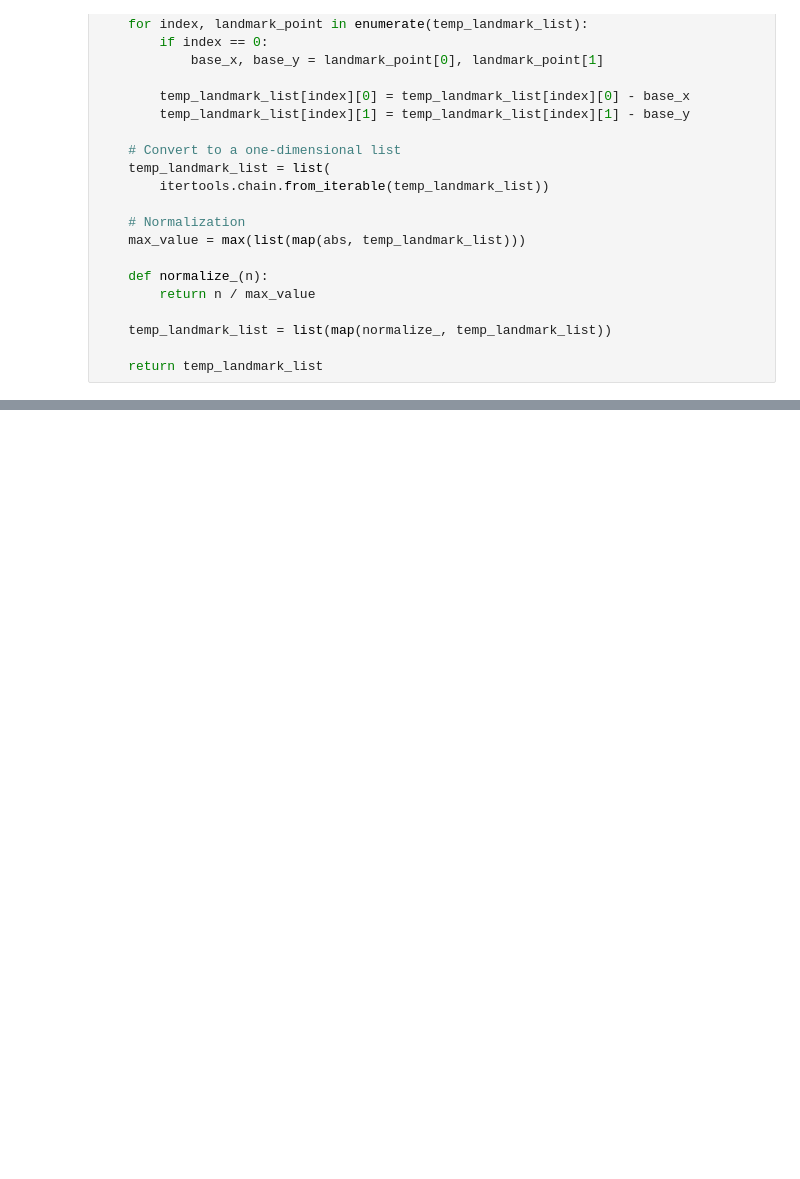
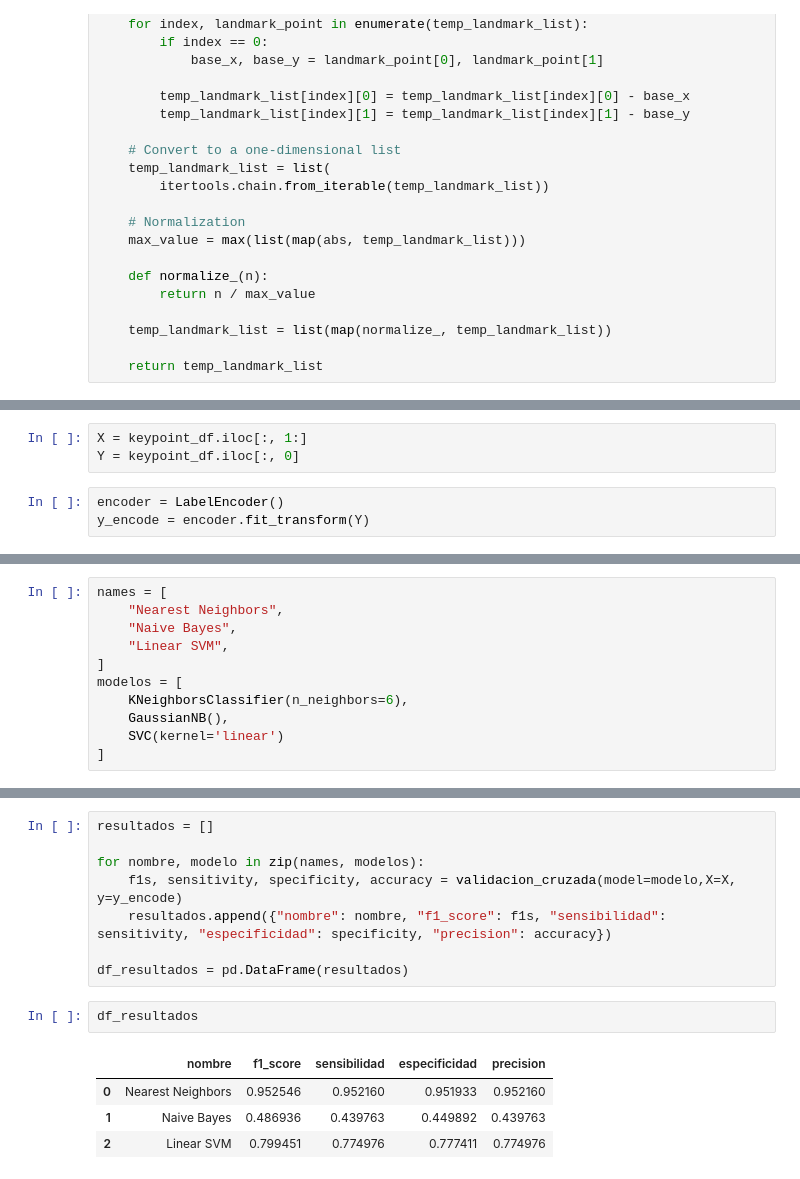
Before and after one commit to Ariana1998/Practica2_CDSI_ArianaEspinoza, a Jupyter notebook: Notebook.ipynb, the cells around one changed output, grey strips where cells are left out. Saved outputs shown, nothing was run; the diff lists cells and outputs as text; blank space fills up the shorter version.

```diff
--- a/Notebook.ipynb
+++ b/Notebook.ipynb
@@ -174,0 +295,6 @@ def pre_process_landmark(landmark_list):
+# %%
+X = keypoint_df.iloc[:, 1:]
+Y = keypoint_df.iloc[:, 0]
+# %%
+encoder = LabelEncoder()
+y_encode = encoder.fit_transform(Y)
@@ -174,0 +305,11 @@ def pre_process_landmark(landmark_list):
+# %%
+names = [
+    "Nearest Neighbors",
+    "Naive Bayes",
+    "Linear SVM",
+]
+modelos = [
+    KNeighborsClassifier(n_neighbors=6),
+    GaussianNB(),
+    SVC(kernel='linear')
+]
@@ -174,0 +355,15 @@ def pre_process_landmark(landmark_list):
+# %%
+resultados = []
+
+for nombre, modelo in zip(names, modelos):
+    f1s, sensitivity, specificity, accuracy = validacion_cruzada(model=modelo,X=X, y=y_encode)
+    resultados.append({"nombre": nombre, "f1_score": f1s, "sensibilidad": sensitivity, "especificidad": specificity, "precision": accuracy})
+
+df_resultados = pd.DataFrame(resultados)
+# %%
+df_resultados
+# %% [output]
+|  | nombre | f1_score | sensibilidad | especificidad | precision |
+| 0 | Nearest Neighbors | 0.952546 | 0.952160 | 0.951933 | 0.952160 |
+| 1 | Naive Bayes | 0.486936 | 0.439763 | 0.449892 | 0.439763 |
+| 2 | Linear SVM | 0.799451 | 0.774976 | 0.777411 | 0.774976 |
```
Also changed, not shown: parts of 16 cells of this notebook.
